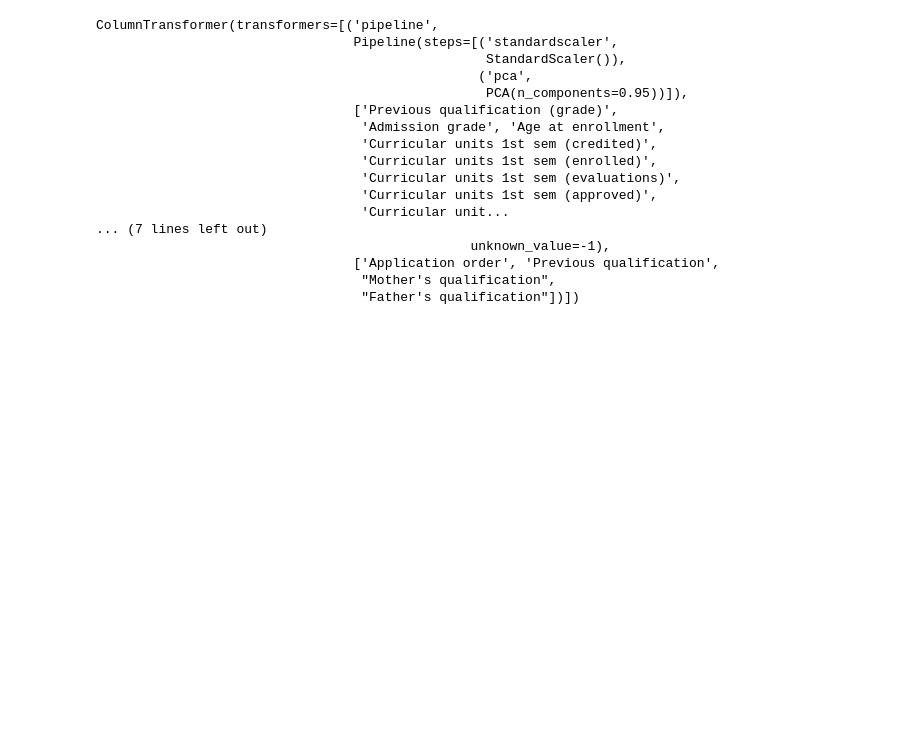
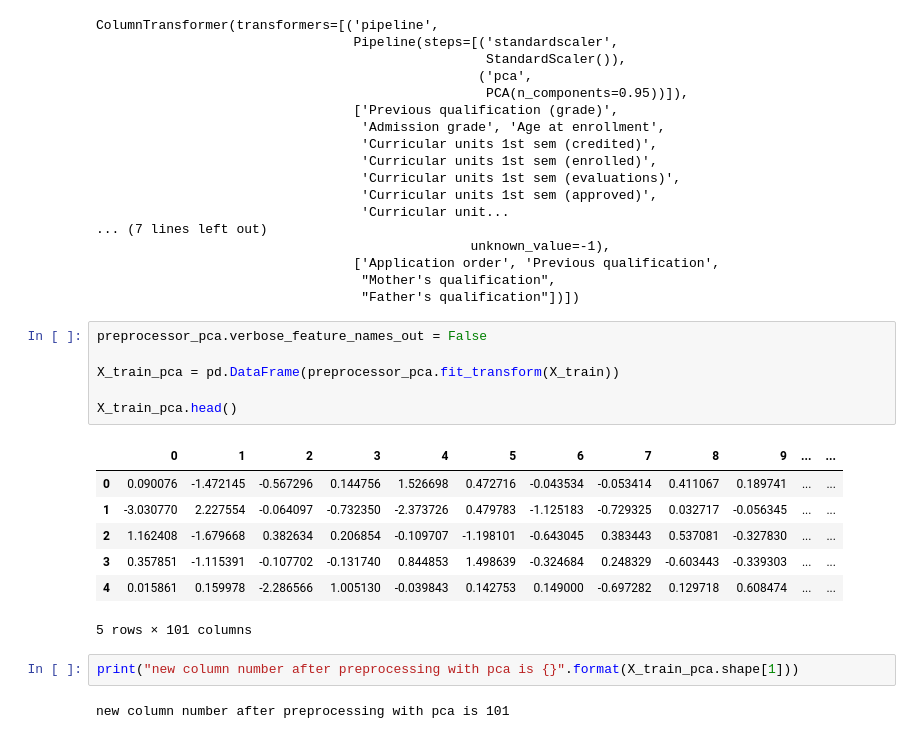
Before and after one commit to hchqin/Student_Success_Predict_Group15_Fork, a Jupyter notebook: src/data_analysis_optimization.ipynb, the cells around one changed output. Saved outputs shown, nothing was run; the diff lists cells and outputs as text; blank space fills up the shorter version.

```diff
--- a/src/data_analysis_optimization.ipynb
+++ b/src/data_analysis_optimization.ipynb
@@ -448,3 +448,21 @@ ColumnTransformer(transformers=[('pipeline',
                                  ['Application order', 'Previous qualification',
                                   "Mother's qualification",
                                   "Father's qualification"])])
+# %%
+preprocessor_pca.verbose_feature_names_out = False
+
+X_train_pca = pd.DataFrame(preprocessor_pca.fit_transform(X_train))
+
+X_train_pca.head()
+# %% [output]
+|  | 0 | 1 | 2 | 3 | 4 | 5 | 6 | 7 | 8 | 9 | ... | ... |
+| 0 | 0.090076 | -1.472145 | -0.567296 | 0.144756 | 1.526698 | 0.472716 | -0.043534 | -0.053414 | 0.411067 | 0.189741 | ... | ... |
+| 1 | -3.030770 | 2.227554 | -0.064097 | -0.732350 | -2.373726 | 0.479783 | -1.125183 | -0.729325 | 0.032717 | -0.056345 | ... | ... |
+| 2 | 1.162408 | -1.679668 | 0.382634 | 0.206854 | -0.109707 | -1.198101 | -0.643045 | 0.383443 | 0.537081 | -0.327830 | ... | ... |
+| 3 | 0.357851 | -1.115391 | -0.107702 | -0.131740 | 0.844853 | 1.498639 | -0.324684 | 0.248329 | -0.603443 | -0.339303 | ... | ... |
+| 4 | 0.015861 | 0.159978 | -2.286566 | 1.005130 | -0.039843 | 0.142753 | 0.149000 | -0.697282 | 0.129718 | 0.608474 | ... | ... |
+5 rows × 101 columns
+# %%
+print("new column number after preprocessing with pca is {}".format(X_train_pca.shape[1]))
+# %% [output]
+new column number after preprocessing with pca is 101
```
Also changed, not shown: parts of 2 cells of this notebook.
